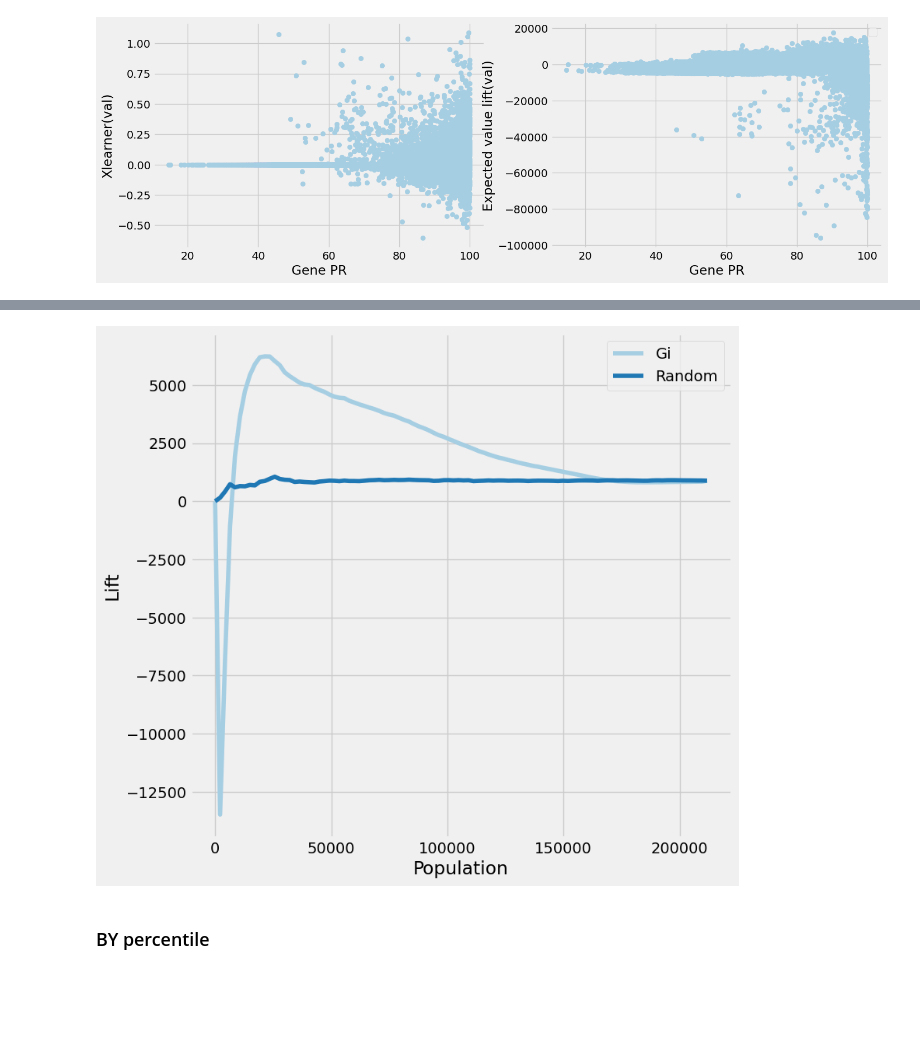
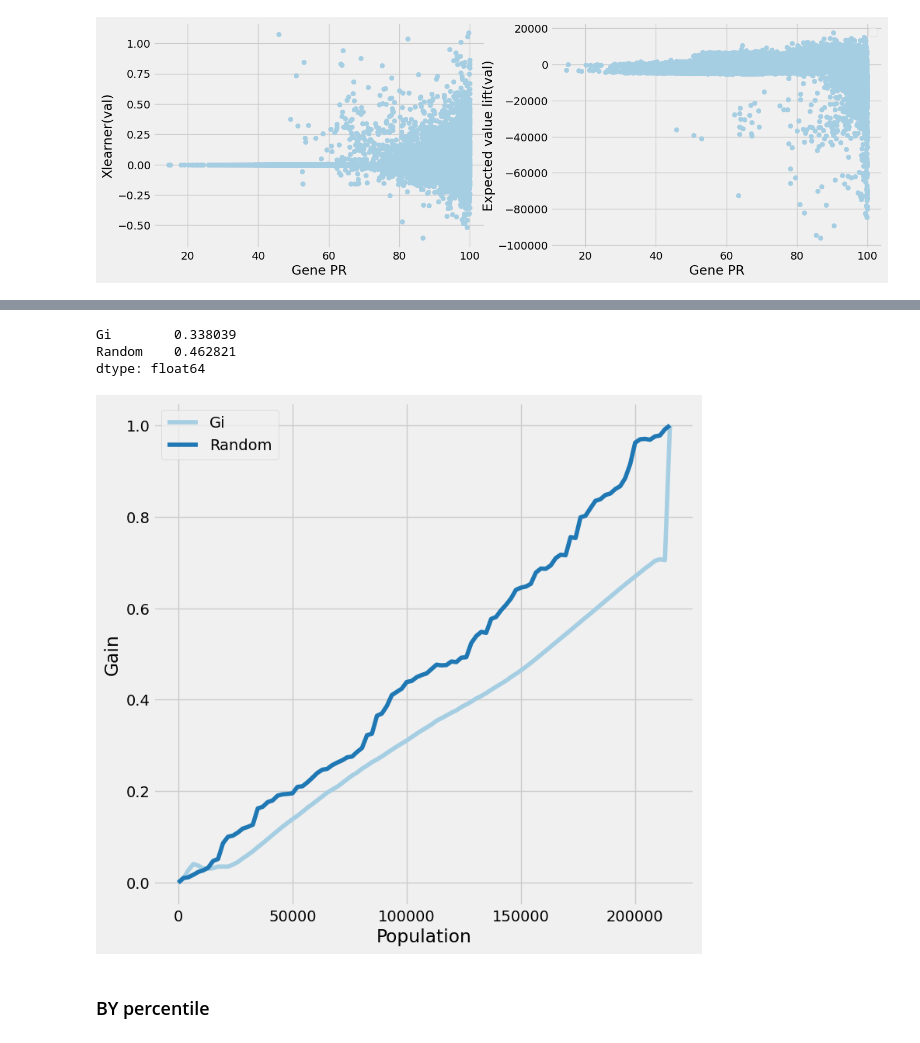
Before and after one commit to sssylvia0/Uplift_Model, a Jupyter notebook: Model.ipynb, the cells around one changed output, grey strips where cells are left out. Cells and saved outputs as stored; diff of their text form; code cells hidden in the pictures; blank space fills up the shorter version.

```diff
--- a/Model.ipynb
+++ b/Model.ipynb
@@ -1015,7 +981,7 @@ val
 # %%
 import pandas as pd
-val.to_csv('/content/drive/MyDrive/Sinopac/Results/Causalml_validation_202309_results_all.csv')
-val = pd.read_csv('/content/drive/MyDrive/Sinopac/Results/Causalml_validation_202309_results_all.csv', index_col = 0)
+#val.to_csv('/content/drive/MyDrive/Sinopac/Results/Causalml_validation_202312_results_all.csv')
+val = pd.read_csv('/content/drive/MyDrive/Sinopac/Results/Causalml_validation_202312_results_all.csv', index_col = 0)
 val
 # %% [output]
 |  | UNINO | 換匯基因標籤 | 換匯發送名單 | TOTALNTAMOUNT | 跨售行為 | X_te | Uplift_mean | E(V)|T = 0, D = 1 | ... |
@@ -1109,11 +1073,14 @@ dtype: float64
 # %%
 from causalml.metrics import plot_gain, get_cumgain, auuc_score, plot_lift
 T =val[['換匯發送名單','TOTALNTAMOUNT',	'Gi']]
-#print(auuc_score(T, outcome_col='TOTALNTAMOUNT', treatment_col='換匯發送名單', normalize=True, random_seed=42))
-#plot_gain(T, outcome_col='TOTALNTAMOUNT', treatment_col='換匯發送名單', normalize=True, random_seed=42)
-plot_lift(T, outcome_col='TOTALNTAMOUNT', treatment_col='換匯發送名單', random_seed=42)
+print(auuc_score(T, outcome_col='TOTALNTAMOUNT', treatment_col='換匯發送名單', normalize=True, random_seed=42))
+plot_gain(T, outcome_col='TOTALNTAMOUNT', treatment_col='換匯發送名單', normalize=True, random_seed=42)
+#plot_lift(T, outcome_col='TOTALNTAMOUNT', treatment_col='換匯發送名單', random_seed=42)
 # %% [output]
+Gi        0.338039
+Random    0.462821
+dtype: float64
-[figure, old version]
+[figure, new version]
 # %% [markdown]
 ### BY percentile
 # %%
```
Also changed, not shown: parts of 70 cells of this notebook.
